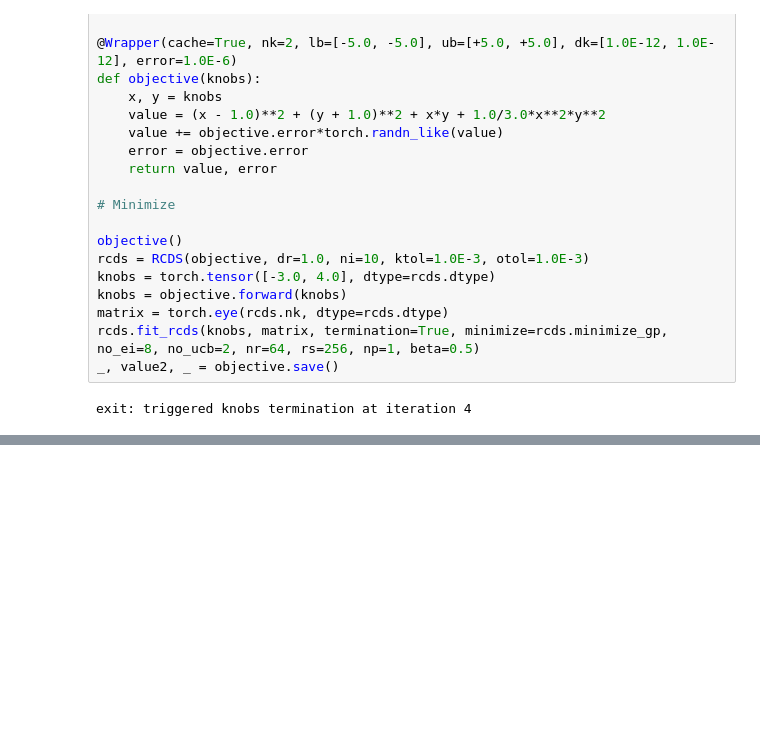
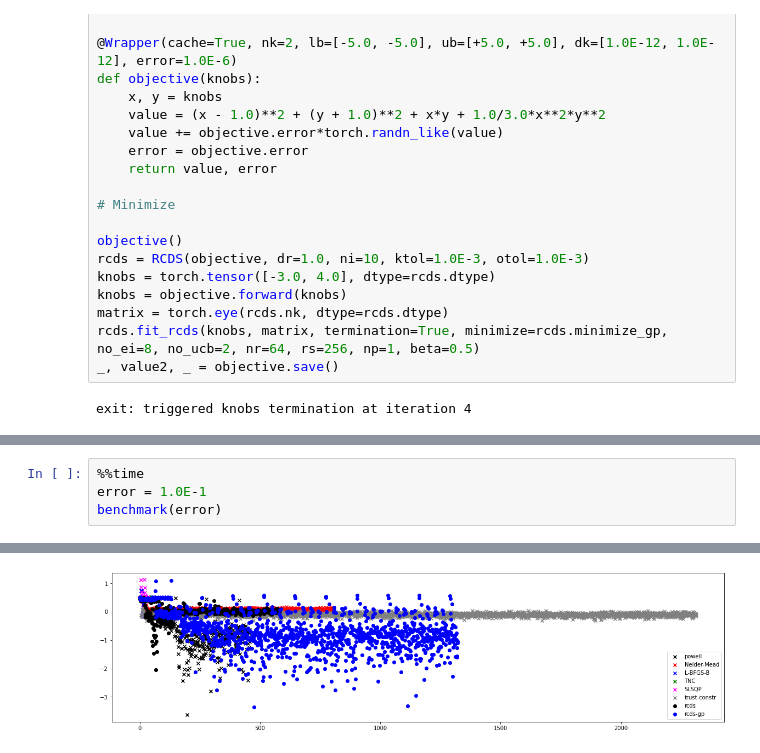
Before and after one commit to i-a-morozov/rcds, a Jupyter notebook: rcds.ipynb, the cells around one changed output, grey strips where cells are left out. Drawn from its saved outputs; the diff is of its cells as text; blank space fills up the shorter version.

```diff
--- a/rcds.ipynb
+++ b/rcds.ipynb
@@ -1575,0 +1812,5 @@ plt.show()
+# %%
+%%time
+error = 1.0E-1
+benchmark(error)
+# %% [output]
@@ -1575,0 +1836 @@ plt.show()
+[figure, added]
```
Also changed, not shown: parts of 25 cells of this notebook, 1 other file.
